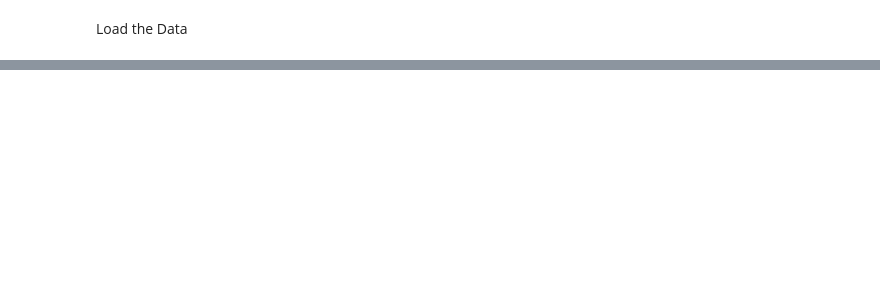
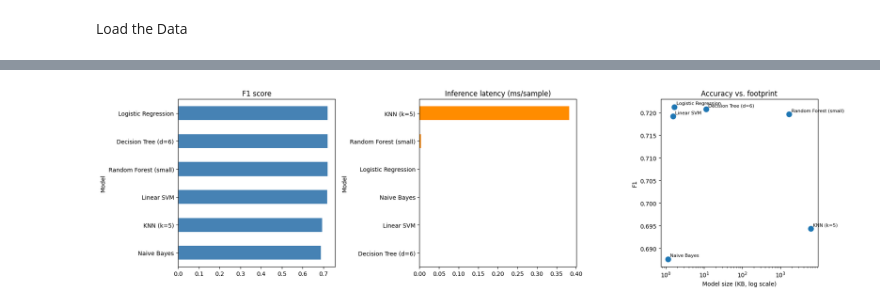
Before and after one commit to Homnath123/Lightweight-ML-Healthcare-AI-IoT, a Jupyter notebook: MachineLearning_Predictions.ipynb, the cells around one changed output, grey strips where cells are left out. Cells and saved outputs as stored; diff of their text form; code cells hidden in the pictures; blank space fills up the shorter version.

```diff
--- a/MachineLearning_Predictions.ipynb
+++ b/MachineLearning_Predictions.ipynb
@@ -59,0 +140,16 @@ Name: count, dtype: int64
+# %%
+# -----------------------------------------------------------------------------
+# STEP 4: TRAIN/TEST SPLIT
+# 80% training / 20% hold-out test. Stratified so both sets keep the same
+# CVD / no-CVD proportion. random_state makes the split reproducible.
+# The hold-out set is used for the resource-cost measurements (Step 7), while
+# cross-validation (Step 6) uses the full dataset.
+# -----------------------------------------------------------------------------
+from sklearn.model_selection import train_test_split
+
+X = df.drop(columns=[TARGET])    # input features
+y = df[TARGET]                   # label to predict
+
+X_train, X_test, y_train, y_test = train_test_split(
+    X, y, test_size=0.2, stratify=y, random_state=42)
+print(X_train.shape, X_test.shape)
@@ -59,0 +271,32 @@ Name: count, dtype: int64
+# %%
+# -----------------------------------------------------------------------------
+# STEP 8: FIGURES FOR THE PAPER
+# Three panels: (1) F1 score, (2) inference latency, (3) accuracy-vs-footprint
+# trade-off (F1 against model size on a log scale). Models in the top-left of
+# panel 3 (high F1, small size) are the best candidates for edge deployment.
+# Saved as comparison.png at 300 dpi for publication quality.
+# -----------------------------------------------------------------------------
+import matplotlib.pyplot as plt
+
+fig, axes = plt.subplots(1, 3, figsize=(18, 5))
+
+results["F1"].sort_values().plot.barh(ax=axes[0], color="steelblue")
+axes[0].set_title("F1 score")
+
+results["Inference (ms/sample)"].sort_values().plot.barh(ax=axes[1], color="darkorange")
+axes[1].set_title("Inference latency (ms/sample)")
+
+axes[2].scatter(results["Size (KB)"], results["F1"], s=80)
+for name, r in results.iterrows():
+    axes[2].annotate(name, (r["Size (KB)"], r["F1"]), fontsize=8,
+                     xytext=(4, 4), textcoords="offset points")
+axes[2].set_xscale("log")
+axes[2].set_xlabel("Model size (KB, log scale)")
+axes[2].set_ylabel("F1")
+axes[2].set_title("Accuracy vs. footprint")
+
+plt.tight_layout()
+plt.savefig("comparison.png", dpi=300)
+plt.show()
+# %% [output]
+[figure, added]
```
Also changed, not shown: parts of 14 cells of this notebook.
